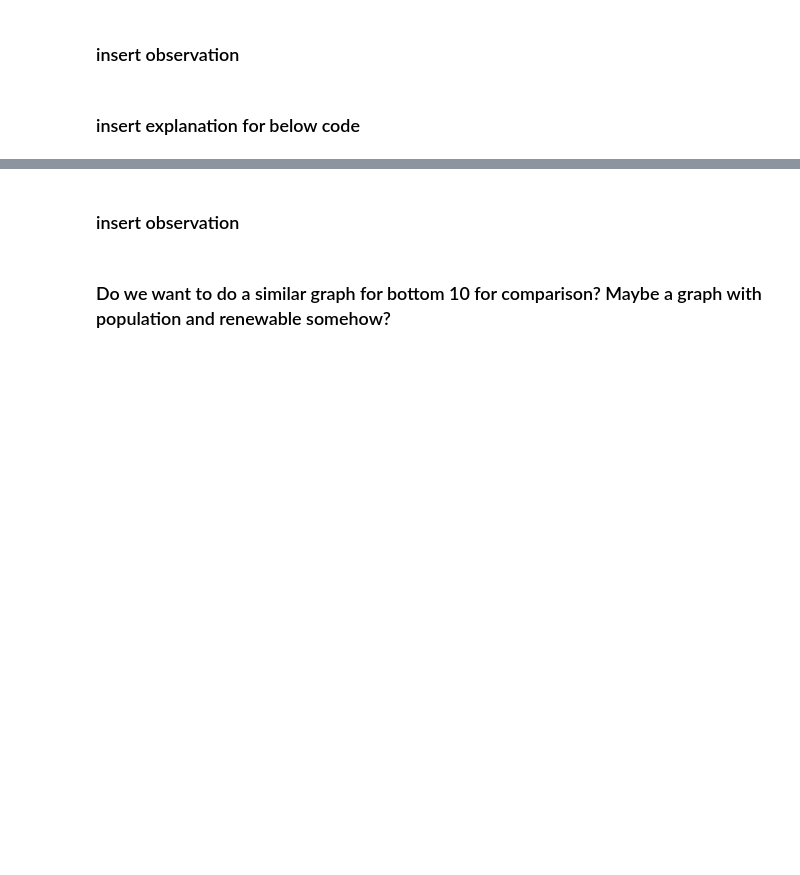
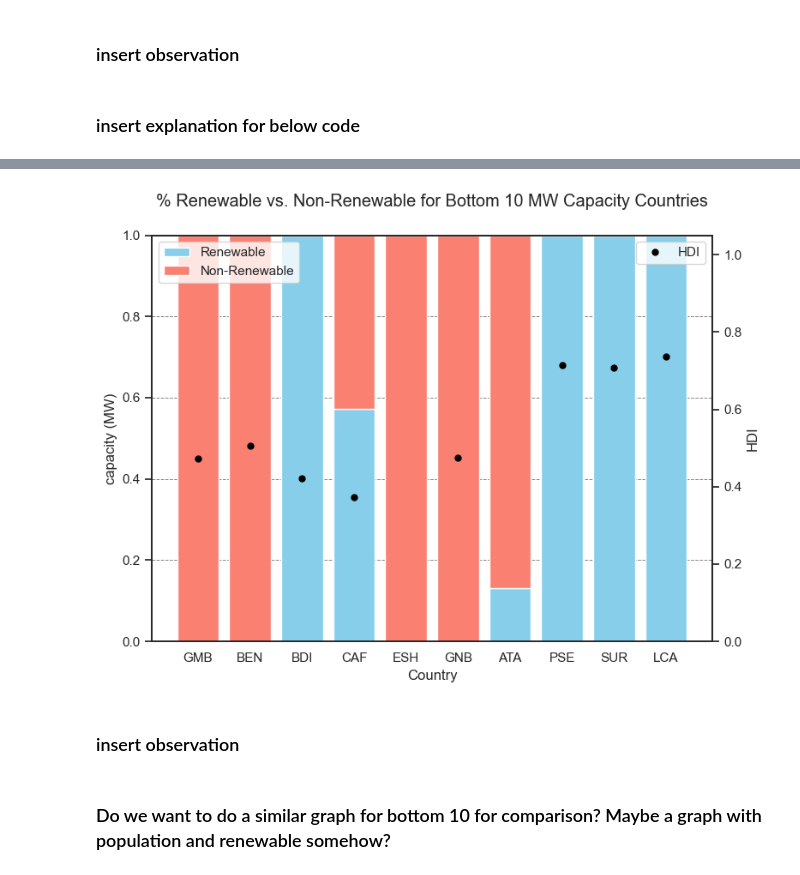
Before and after one commit to jlstjohn/coil_project, a Jupyter notebook: global_power_plant_project/gpp_final.ipynb, the cells around one changed output, grey strips where cells are left out. Saved outputs shown, nothing was run; the diff lists cells and outputs as text; code cells hidden in the pictures; blank space fills up the shorter version.

```diff
--- a/global_power_plant_project/gpp_final.ipynb
+++ b/global_power_plant_project/gpp_final.ipynb
@@ -575,3 +593,42 @@ plt.show()
+# %%
+bottom_percent_data_hdi = percent_data_hdi_full[-10:]
+# Extract data for plotting
+sns.set_style('white')
+# sns.set_color_codes()
+countries = bottom_percent_data_hdi.index
+renewable = bottom_percent_data_hdi['renewable']
+non_renewable = bottom_percent_data_hdi['non_renewable']
+hdi = bottom_percent_data_hdi['HDI']
+
+# Create stacked bar chart
+fig, ax1 = plt.subplots(figsize=(8, 6))
+
+ax1.bar(countries, renewable, label='Renewable', color='skyblue')
+ax1.bar(countries, non_renewable, bottom=renewable, label='Non-Renewable', color='salmon')
+
+# Overlay HDI as points
+ax2 = ax1.twinx()
+ax2.plot(countries, hdi, marker='o', linestyle='', markersize=5, label='HDI', color='black')
+
+# Set labels and legend
+ax1.set_xlabel('Country')
+ax1.set_ylabel('capacity (MW)')
+ax2.set_ylabel('HDI')
+ax1.legend(loc='upper left')
+ax2.legend(loc='upper right')
+ax2.set_ylim(0,1.05)
+ax2.set_yticks([0,0.2,0.4,0.6,0.8,1])
+ax1.grid(True, linestyle='--', color='gray', linewidth=0.7, axis='y')
+# Rotate x-axis labels for better readability
+plt.xticks(rotation=90)
+
+# Show plot
+plt.suptitle("% Renewable vs. Non-Renewable for Bottom 10 MW Capacity Countries")
+
+plt.tight_layout()
+plt.show()
+# %% [output]
+[figure, added]
 # %% [markdown]
 ### insert observation
 # %% [markdown]
```
Also changed, not shown: parts of 10 cells of this notebook.
